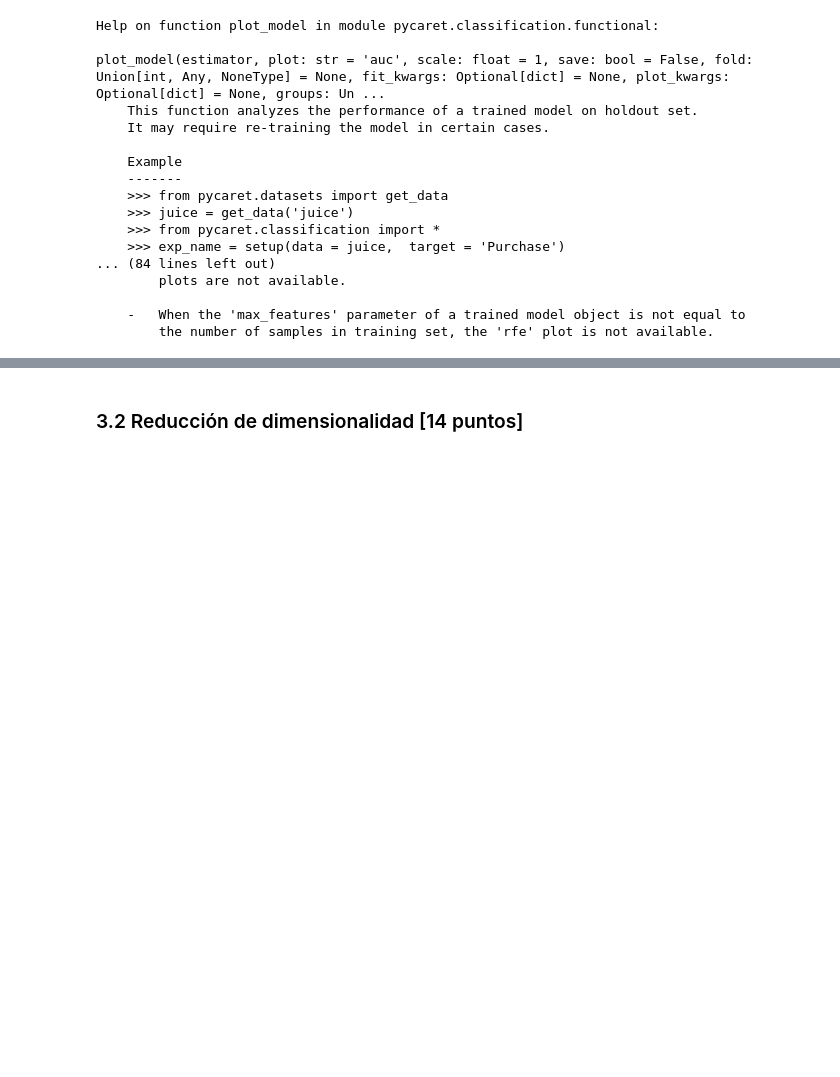
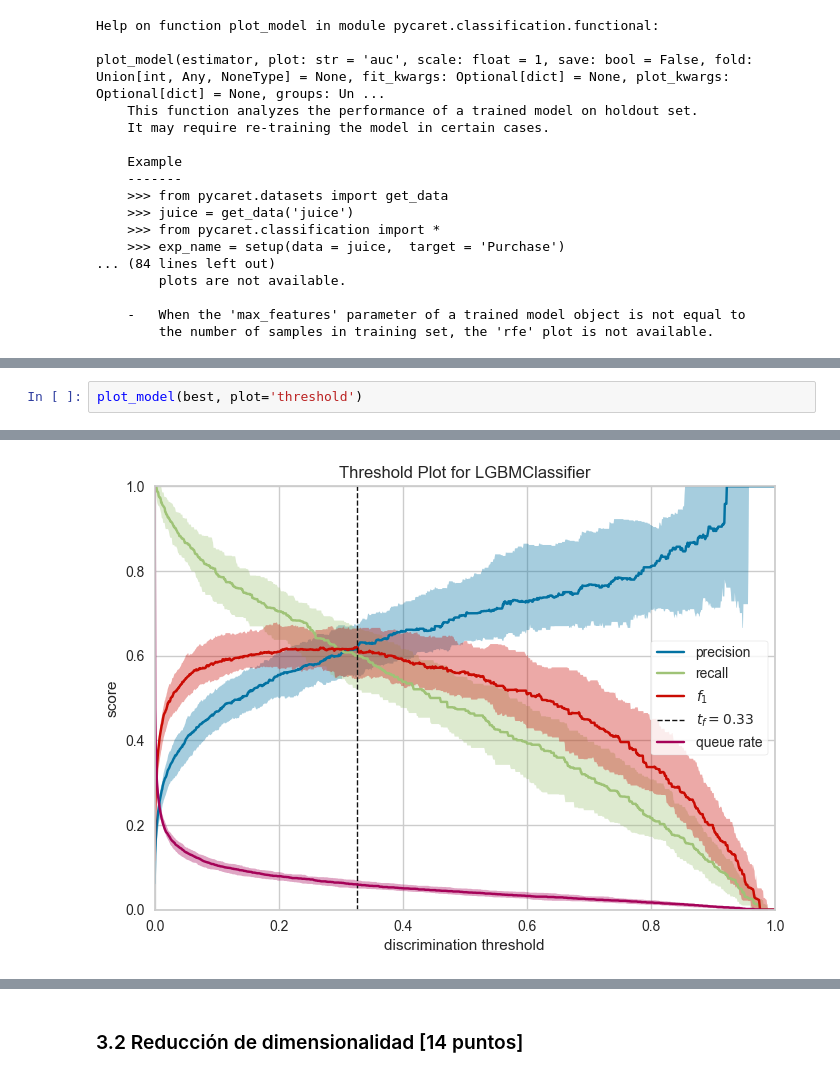
Before and after one commit to melaniejalea/Laboratorios-MDS7202, a Jupyter notebook: Laboratorio 7/Lab7.ipynb, the cells around one changed output, grey strips where cells are left out. Drawn from its saved outputs; the diff is of its cells as text; blank space fills up the shorter version.

```diff
--- a/Laboratorio 7/Lab7.ipynb
+++ b/Laboratorio 7/Lab7.ipynb
@@ -648,0 +683,3 @@ plot_model(best, plot='confusion_matrix')
+# %%
+plot_model(best, plot='threshold')
+# %% [output]
@@ -649,3 +687,4 @@ plot_model(best, plot='confusion_matrix')
+[figure, added]
 # %%
 plot_model(best, plot='learning')
 # %% [output]
```
Also changed, not shown: parts of 33 cells of this notebook.
